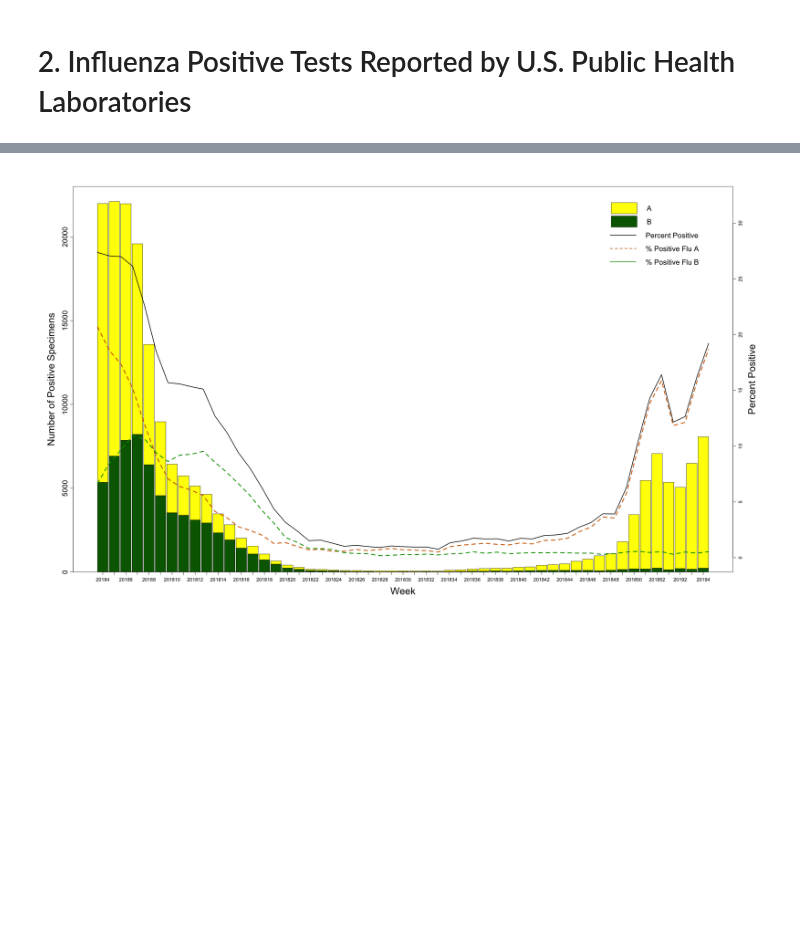
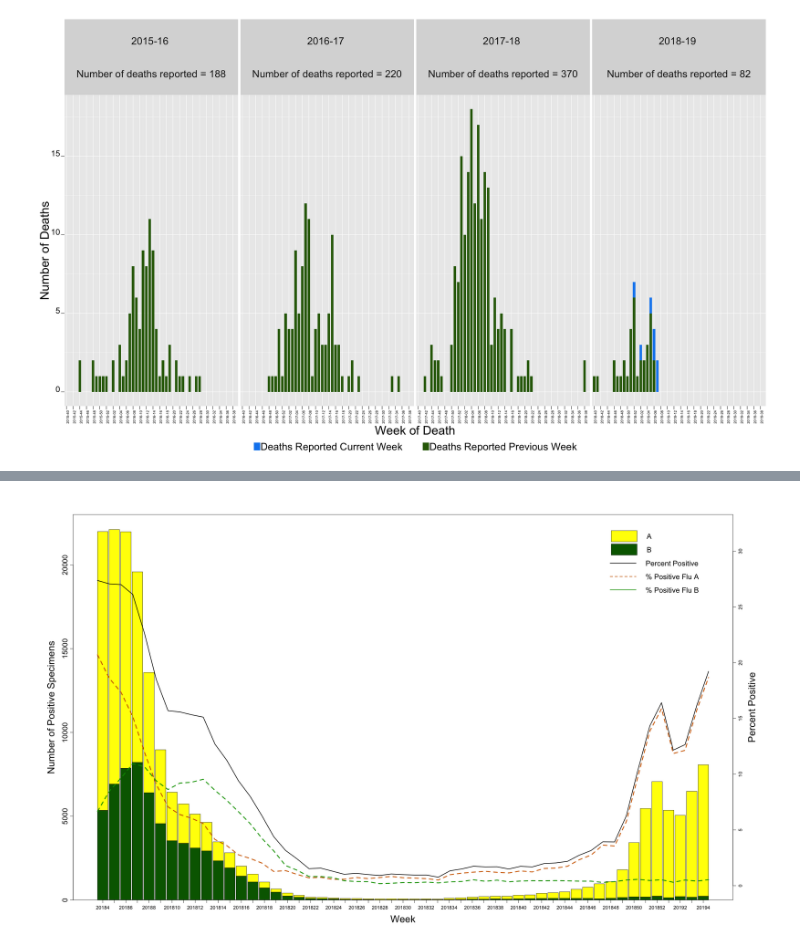
Before and after one commit to nullbringer/Exploratory-Data-Analysis, a Jupyter notebook: Lab1/part2/Lab1Part2.ipynb, the cells around one changed output, grey strips where cells are left out. Saved outputs shown, nothing was run; the diff lists cells and outputs as text; code cells hidden in the pictures; blank space fills up the shorter version.

```diff
--- a/Lab1/part2/Lab1Part2.ipynb
+++ b/Lab1/part2/Lab1Part2.ipynb
@@ -37,3 +50,45 @@ legend("topright",inset=c(0.06,0.08),legend=lineLegend, col=c("black", "#CC6600"
-# %% [markdown]
-# 2. Influenza Positive Tests Reported by U.S. Public Health Laboratories
+# %%
+
+
+options(repr.plot.width=25, repr.plot.height=15)
+par(mar=c(4, 4, 3, 3), mgp=c(2, 0.75, 0))
+weeklyDat <- read.csv("Weekly.csv", skip = 1)
+
+weeklyDat <- melt(weeklyDat, id=c("SEASON","WEEK.NUMBER","NO..OF.DEATHS"))
+weeklyDat <- plyr::rename(weeklyDat, c("SEASON"="season", "WEEK.NUMBER"="week", "NO..OF.DEATHS"="death", "variable"="fillDat", "value"="count"))
+
+labWeek <- weeklyDat$week
+fillDat <- weeklyDat$fillDat
+sDeath <- weeklyDat %>%
+          group_by(season) %>%
+          summarise(sumDeath = sum(death))%>%
+          mutate(lab = paste("median = ", sumDeath))
+
+deathVec <- sDeath$sumDeath
+
+deathVectText <- paste("\n\n\nNumber of deaths reported = ",deathVec, sep="")
+weeklyDat %>% mutate_if(is.factor, as.character) -> weeklyDat
+weeklyDat$season[weeklyDat$season %in% "2015-16"] <- paste("2015-16",deathVectText[1])
+weeklyDat$season[weeklyDat$season %in% "2016-17"] <- paste("2016-17",deathVectText[2])
+weeklyDat$season[weeklyDat$season %in% "2017-18"] <- paste("2017-18",deathVectText[3])
+weeklyDat$season[weeklyDat$season %in% "2018-19"] <- paste("2018-19",deathVectText[4])
+
+p <- ggplot(data=weeklyDat, aes(x=labWeek, y=count, fill=fillDat, width=.75)) +
+  geom_bar(stat="identity") +
+  labs(x="Week of Death",y="Number of Deaths")+
+  facet_grid(~ season, scales="free_x")+
+  scale_fill_manual(values = c("#0e88f0", "#2f6806"), labels = c("Deaths Reported Current Week       ", "Deaths Reported Previous Week"))+
+  scale_x_discrete(breaks = unique(labWeek)[c(TRUE,FALSE)])
+
+p + theme(legend.position="bottom",
+          legend.text=element_text(size=25),
+          axis.text.x = element_text(angle = 90, hjust = 1, colour="black"),
+          axis.text.y = element_text(size = 20, angle = 0, hjust = 1, vjust = 0, colour="black"),
+          strip.text.x = element_text(size = 25,margin = margin(1.5,0,1.5,0, "cm")),
+          axis.title=element_text(size=30,face="plain"),
+          axis.ticks.length=unit(.30, "cm"),
+          legend.title = element_blank()
+         )
+# %% [output]
+[figure, added]
 # %%
```
Also changed, not shown: parts of 17 cells of this notebook.
